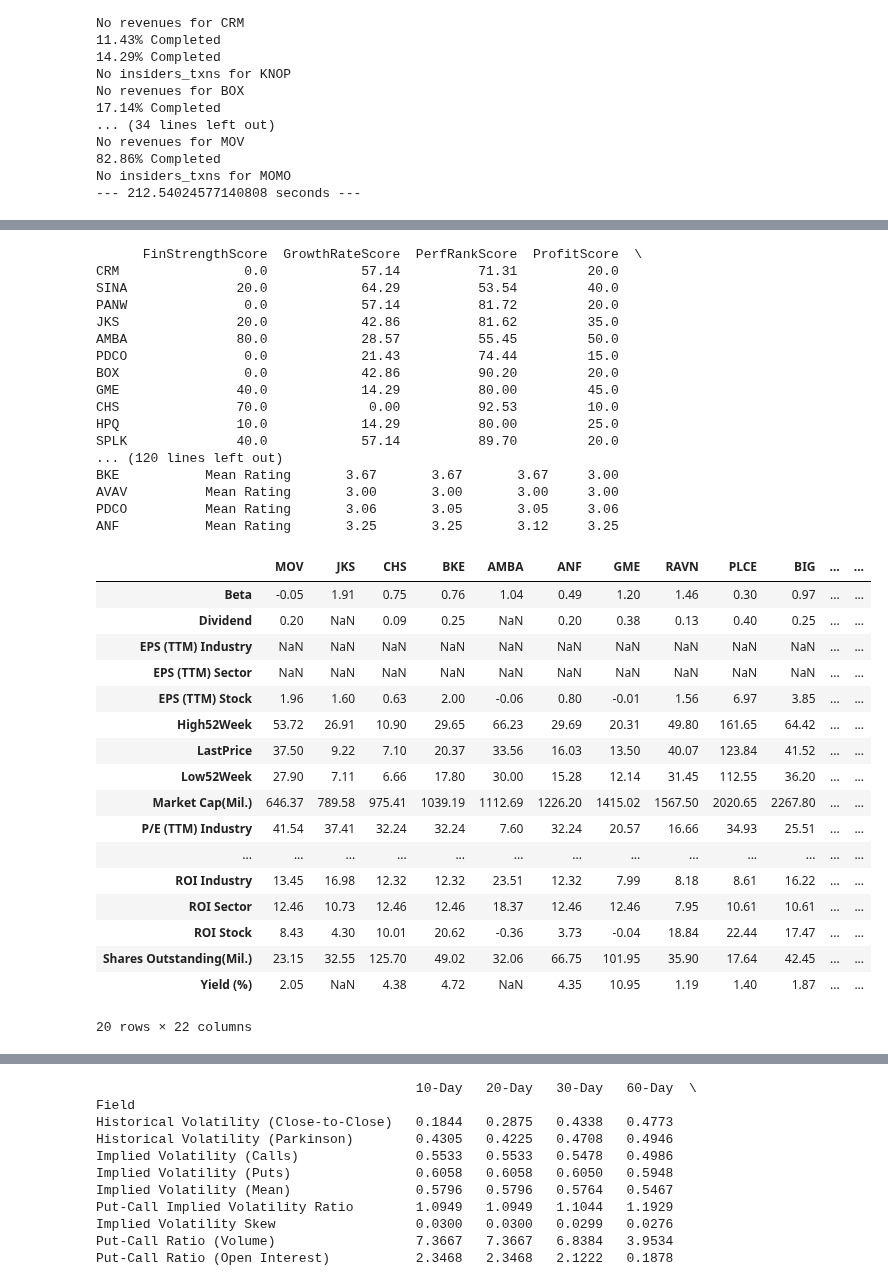
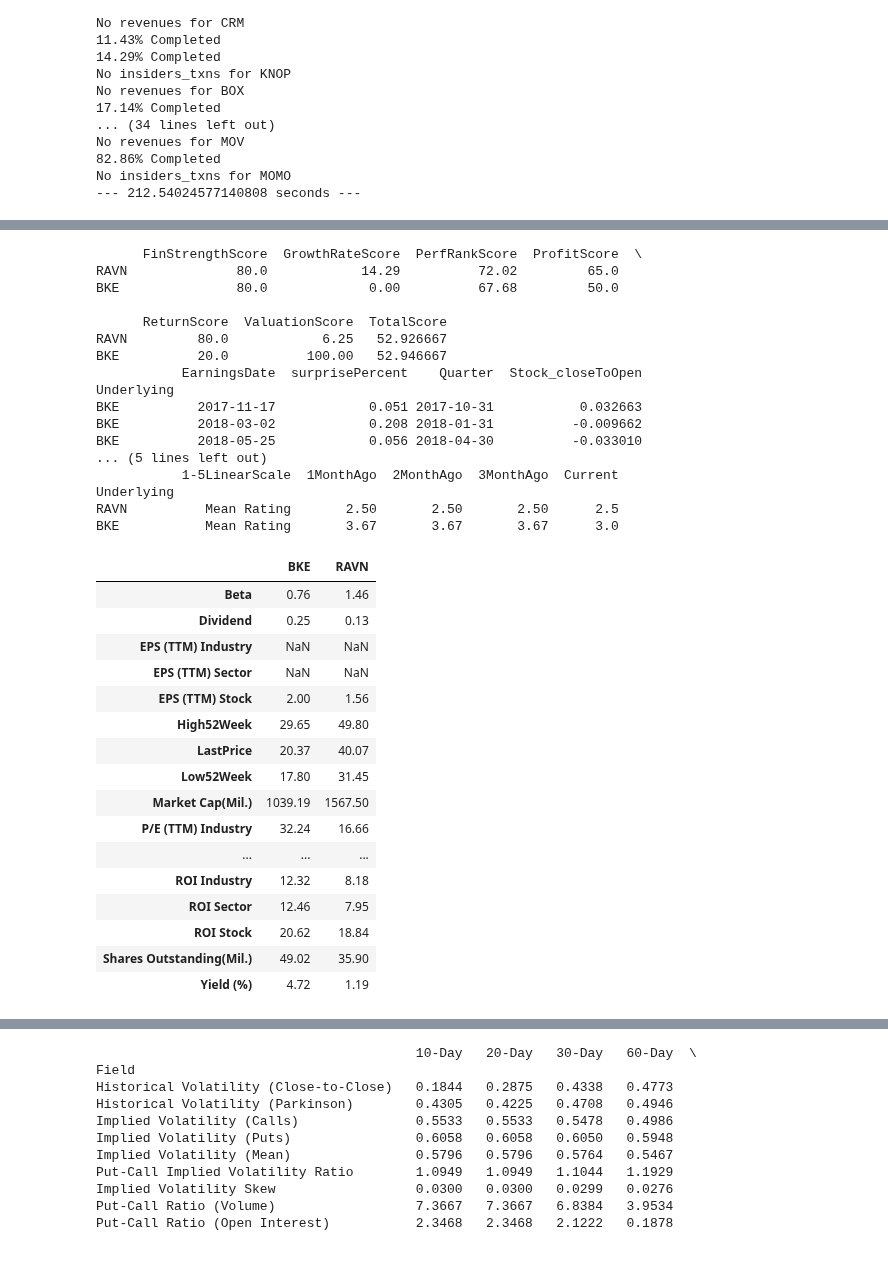
Before and after one commit to auto-d1dact/Trading, a Jupyter notebook: Notebooks/Daily Trading.ipynb, the cells around one changed output, grey strips where cells are left out. Saved outputs shown, nothing was run; the diff lists cells and outputs as text; code cells hidden in the pictures.

```diff
--- a/Notebooks/Daily Trading.ipynb
+++ b/Notebooks/Daily Trading.ipynb
@@ -408,56 +408,55 @@ further_reduce#.join(summary_df[summary_df.columns.tolist()[5:]], how = 'inner')
 | WB | 0.751397 | 1.223958 | 0.376111 | 0.8153 | 0.8353 | 1.0245 | ... |
 | JKS | 0.923418 | 1.359254 | 0.548973 | 0.8011 | 0.9025 | 1.1266 | ... |
 # %%
-shorts = further_reduce.index.tolist()
+shorts = ['BKE','RAVN'] #further_reduce.index.tolist()
 
 longs = [] # ['CUB', 'MTSI', 'SFS', 'CSCO', 'ENR', 'JWN','AAP','M']
 
 print(scores_df[scores_df.index.isin(shorts + longs)])
 print(eps_df[eps_df.Underlying.isin(shorts + longs)][['EarningsDate',
                                                       'surprisePercent',
                                                       'Underlying',
                                                       'Quarter',
                                                       'Stock_closeToOpen']].set_index('Underlying'))
 print(analyst_df[analyst_df.index.isin(shorts + longs)].sort_values('Current'))
 
 
 summary_df[summary_df.index.isin(shorts + longs)].T
 # %% [output]
       FinStrengthScore  GrowthRateScore  PerfRankScore  ProfitScore  \
-CRM                0.0            57.14          71.31         20.0
-SINA              20.0            64.29          53.54         40.0
-PANW               0.0            57.14          81.72         20.0
-JKS               20.0            42.86          81.62         35.0
-AMBA              80.0            28.57          55.45         50.0
-PDCO               0.0            21.43          74.44         15.0
-BOX                0.0            42.86          90.20         20.0
-GME               40.0            14.29          80.00         45.0
-CHS               70.0             0.00          92.53         10.0
-HPQ               10.0            14.29          80.00         25.0
-SPLK              40.0            57.14          89.70         20.0
-... (120 lines left out)
-BKE           Mean Rating       3.67       3.67       3.67     3.00
-AVAV          Mean Rating       3.00       3.00       3.00     3.00
-PDCO          Mean Rating       3.06       3.05       3.05     3.06
-ANF           Mean Rating       3.25       3.25       3.12     3.25
+RAVN              80.0            14.29          72.02         65.0
+BKE               80.0             0.00          67.68         50.0
+
+      ReturnScore  ValuationScore  TotalScore
+RAVN         80.0            6.25   52.926667
+BKE          20.0          100.00   52.946667
+           EarningsDate  surprisePercent    Quarter  Stock_closeToOpen
+Underlying
+BKE          2017-11-17            0.051 2017-10-31           0.032663
+BKE          2018-03-02            0.208 2018-01-31          -0.009662
+BKE          2018-05-25            0.056 2018-04-30          -0.033010
+... (5 lines left out)
+           1-5LinearScale  1MonthAgo  2MonthAgo  3MonthAgo  Current
+Underlying
+RAVN          Mean Rating       2.50       2.50       2.50      2.5
+BKE           Mean Rating       3.67       3.67       3.67      3.0
-|  | MOV | JKS | CHS | BKE | AMBA | ANF | GME | RAVN | PLCE | BIG | ... | ... |
-| Beta | -0.05 | 1.91 | 0.75 | 0.76 | 1.04 | 0.49 | 1.20 | 1.46 | 0.30 | 0.97 | ... | ... |
-| Dividend | 0.20 | NaN | 0.09 | 0.25 | NaN | 0.20 | 0.38 | 0.13 | 0.40 | 0.25 | ... | ... |
-| EPS (TTM) Industry | NaN | NaN | NaN | NaN | NaN | NaN | NaN | NaN | NaN | NaN | ... | ... |
-| EPS (TTM) Sector | NaN | NaN | NaN | NaN | NaN | NaN | NaN | NaN | NaN | NaN | ... | ... |
-| EPS (TTM) Stock | 1.96 | 1.60 | 0.63 | 2.00 | -0.06 | 0.80 | -0.01 | 1.56 | 6.97 | 3.85 | ... | ... |
-| High52Week | 53.72 | 26.91 | 10.90 | 29.65 | 66.23 | 29.69 | 20.31 | 49.80 | 161.65 | 64.42 | ... | ... |
-| LastPrice | 37.50 | 9.22 | 7.10 | 20.37 | 33.56 | 16.03 | 13.50 | 40.07 | 123.84 | 41.52 | ... | ... |
-| Low52Week | 27.90 | 7.11 | 6.66 | 17.80 | 30.00 | 15.28 | 12.14 | 31.45 | 112.55 | 36.20 | ... | ... |
-| Market Cap(Mil.) | 646.37 | 789.58 | 975.41 | 1039.19 | 1112.69 | 1226.20 | 1415.02 | 1567.50 | 2020.65 | 2267.80 | ... | ... |
-| P/E (TTM) Industry | 41.54 | 37.41 | 32.24 | 32.24 | 7.60 | 32.24 | 20.57 | 16.66 | 34.93 | 25.51 | ... | ... |
-| ... | ... | ... | ... | ... | ... | ... | ... | ... | ... | ... | ... | ... |
-| ROI Industry | 13.45 | 16.98 | 12.32 | 12.32 | 23.51 | 12.32 | 7.99 | 8.18 | 8.61 | 16.22 | ... | ... |
-| ROI Sector | 12.46 | 10.73 | 12.46 | 12.46 | 18.37 | 12.46 | 12.46 | 7.95 | 10.61 | 10.61 | ... | ... |
-| ROI Stock | 8.43 | 4.30 | 10.01 | 20.62 | -0.36 | 3.73 | -0.04 | 18.84 | 22.44 | 17.47 | ... | ... |
-| Shares Outstanding(Mil.) | 23.15 | 32.55 | 125.70 | 49.02 | 32.06 | 66.75 | 101.95 | 35.90 | 17.64 | 42.45 | ... | ... |
-| Yield (%) | 2.05 | NaN | 4.38 | 4.72 | NaN | 4.35 | 10.95 | 1.19 | 1.40 | 1.87 | ... | ... |
+|  | BKE | RAVN |
+| Beta | 0.76 | 1.46 |
+| Dividend | 0.25 | 0.13 |
+| EPS (TTM) Industry | NaN | NaN |
+| EPS (TTM) Sector | NaN | NaN |
+| EPS (TTM) Stock | 2.00 | 1.56 |
+| High52Week | 29.65 | 49.80 |
+| LastPrice | 20.37 | 40.07 |
+| Low52Week | 17.80 | 31.45 |
+| Market Cap(Mil.) | 1039.19 | 1567.50 |
+| P/E (TTM) Industry | 32.24 | 16.66 |
+| ... | ... | ... |
+| ROI Industry | 12.32 | 8.18 |
+| ROI Sector | 12.46 | 7.95 |
+| ROI Stock | 20.62 | 18.84 |
+| Shares Outstanding(Mil.) | 49.02 | 35.90 |
+| Yield (%) | 4.72 | 1.19 |
-20 rows × 22 columns
 # %%
 # Writing to Excel
 os.chdir('C:\\Users\\Fang\\Desktop\\Python Trading\\Trading\\Data\\Historical Queries\\Earnings')
```
Also changed, not shown: parts of 4 cells of this notebook, 1 other file.
